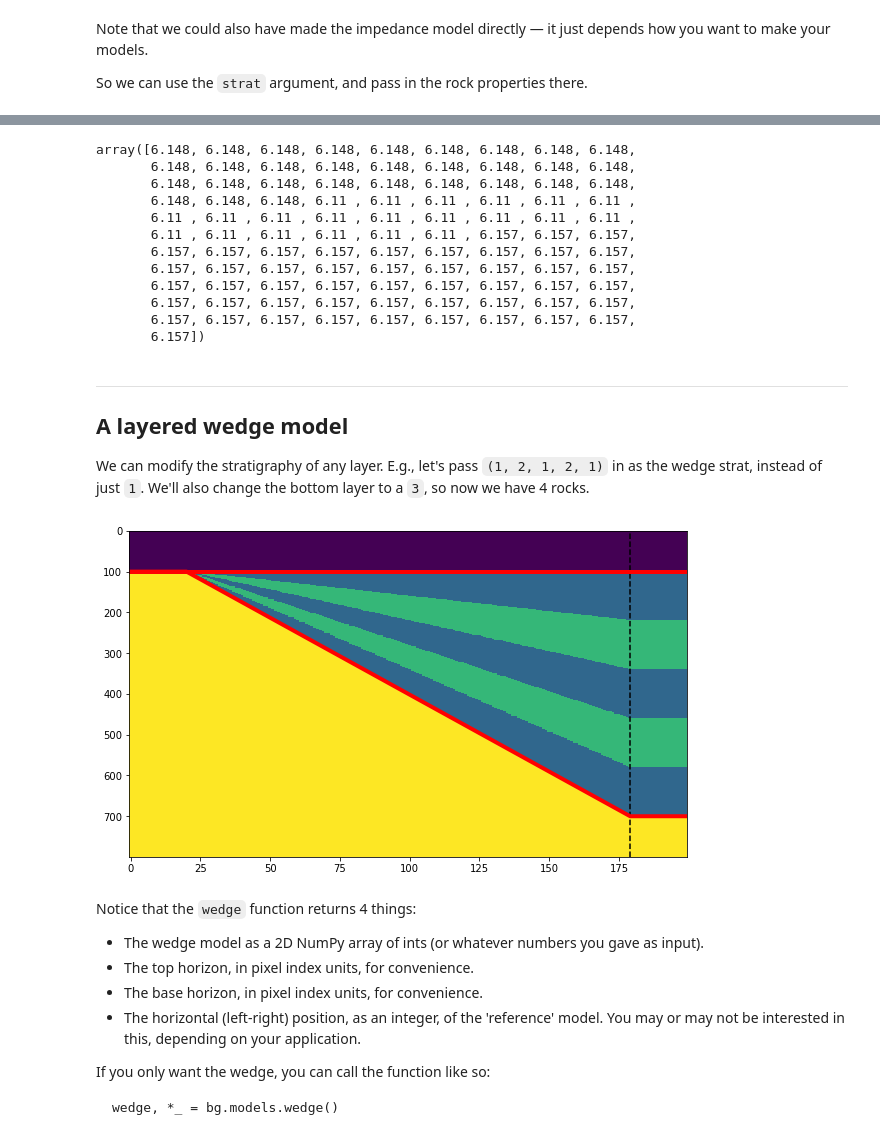
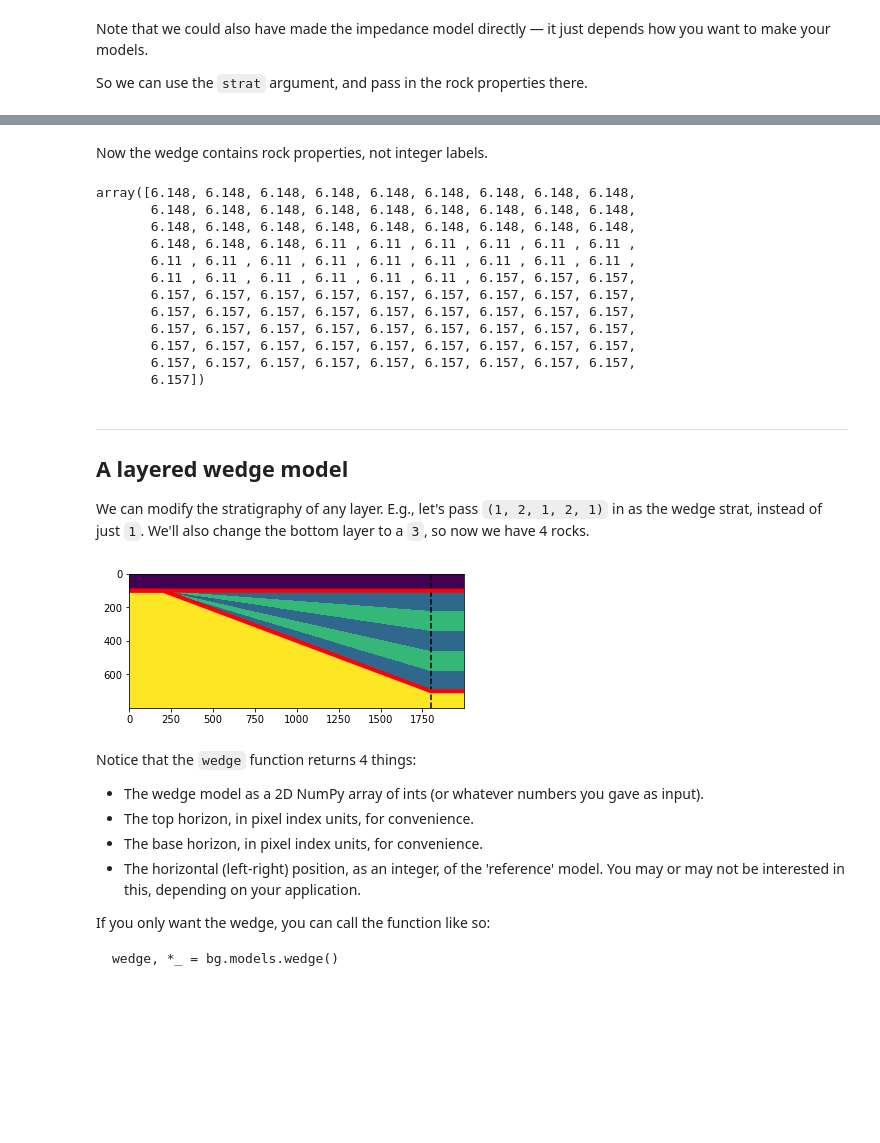
Before and after one commit to agilescientific/in-bruges, a Jupyter notebook: notebooks/Wedges.ipynb, the cells around one changed output, grey strips where cells are left out. Cells and saved outputs as stored; diff of their text form; code cells hidden in the pictures; blank space fills up the shorter version.

```diff
--- a/notebooks/Wedges.ipynb
+++ b/notebooks/Wedges.ipynb
@@ -91,18 +87,20 @@ Now the wedge contains rock properties, not integer labels.
-# %%
-w[:, 50]
-# %% [output]
-array([6.148, 6.148, 6.148, 6.148, 6.148, 6.148, 6.148, 6.148, 6.148,
-       6.148, 6.148, 6.148, 6.148, 6.148, 6.148, 6.148, 6.148, 6.148,
-       6.148, 6.148, 6.148, 6.148, 6.148, 6.148, 6.148, 6.148, 6.148,
-       6.148, 6.148, 6.148, 6.11 , 6.11 , 6.11 , 6.11 , 6.11 , 6.11 ,
-       6.11 , 6.11 , 6.11 , 6.11 , 6.11 , 6.11 , 6.11 , 6.11 , 6.11 ,
-       6.11 , 6.11 , 6.11 , 6.11 , 6.11 , 6.11 , 6.157, 6.157, 6.157,
-       6.157, 6.157, 6.157, 6.157, 6.157, 6.157, 6.157, 6.157, 6.157,
-       6.157, 6.157, 6.157, 6.157, 6.157, 6.157, 6.157, 6.157, 6.157,
-       6.157, 6.157, 6.157, 6.157, 6.157, 6.157, 6.157, 6.157, 6.157,
-       6.157, 6.157, 6.157, 6.157, 6.157, 6.157, 6.157, 6.157, 6.157,
-       6.157, 6.157, 6.157, 6.157, 6.157, 6.157, 6.157, 6.157, 6.157,
-       6.157])
+# %% [markdown]
+Now the wedge contains rock properties, not integer labels.
+# %%
+w[:, 50]
+# %% [output]
+array([6.148, 6.148, 6.148, 6.148, 6.148, 6.148, 6.148, 6.148, 6.148,
+       6.148, 6.148, 6.148, 6.148, 6.148, 6.148, 6.148, 6.148, 6.148,
+       6.148, 6.148, 6.148, 6.148, 6.148, 6.148, 6.148, 6.148, 6.148,
+       6.148, 6.148, 6.148, 6.11 , 6.11 , 6.11 , 6.11 , 6.11 , 6.11 ,
+       6.11 , 6.11 , 6.11 , 6.11 , 6.11 , 6.11 , 6.11 , 6.11 , 6.11 ,
+       6.11 , 6.11 , 6.11 , 6.11 , 6.11 , 6.11 , 6.157, 6.157, 6.157,
+       6.157, 6.157, 6.157, 6.157, 6.157, 6.157, 6.157, 6.157, 6.157,
+       6.157, 6.157, 6.157, 6.157, 6.157, 6.157, 6.157, 6.157, 6.157,
+       6.157, 6.157, 6.157, 6.157, 6.157, 6.157, 6.157, 6.157, 6.157,
+       6.157, 6.157, 6.157, 6.157, 6.157, 6.157, 6.157, 6.157, 6.157,
+       6.157, 6.157, 6.157, 6.157, 6.157, 6.157, 6.157, 6.157, 6.157,
+       6.157])
 # %% [markdown]
 ---
 
@@ -111,19 +109,18 @@ array([6.148, 6.148, 6.148, 6.148, 6.148, 6.148, 6.148, 6.148, 6.148,
 We can modify the stratigraphy of any layer. E.g., let's pass `(1, 2, 1, 2, 1)` in as the wedge strat, instead of just `1`. We'll also change the bottom layer to a `3`, so now we have 4 rocks.
 # %%
 w, top, base, ref = bg.models.wedge(depth=(100, 600, 100),
-                                    width=(20, 160, 20),
+                                    width=(200, 1600, 200),
                                     strat=(0, (1, 2, 1, 2, 1), 3),
                                     mode='linear'
                                    )
 
-plt.figure(figsize=(10, 6))
-plt.imshow(w, aspect='auto', interpolation='none')
+plt.imshow(w, interpolation='none')
 plt.axvline(ref, color='k', ls='--')
 plt.plot(top, 'r-', lw=4)
 plt.plot(base, 'r-', lw=4)
 plt.show()
 # %% [output]
-[figure, old version]
+[figure, new version]
 # %% [markdown]
 Notice that the `wedge` function returns 4 things:
 
```
Also changed, not shown: parts of 34 cells of this notebook, 1 other file.
